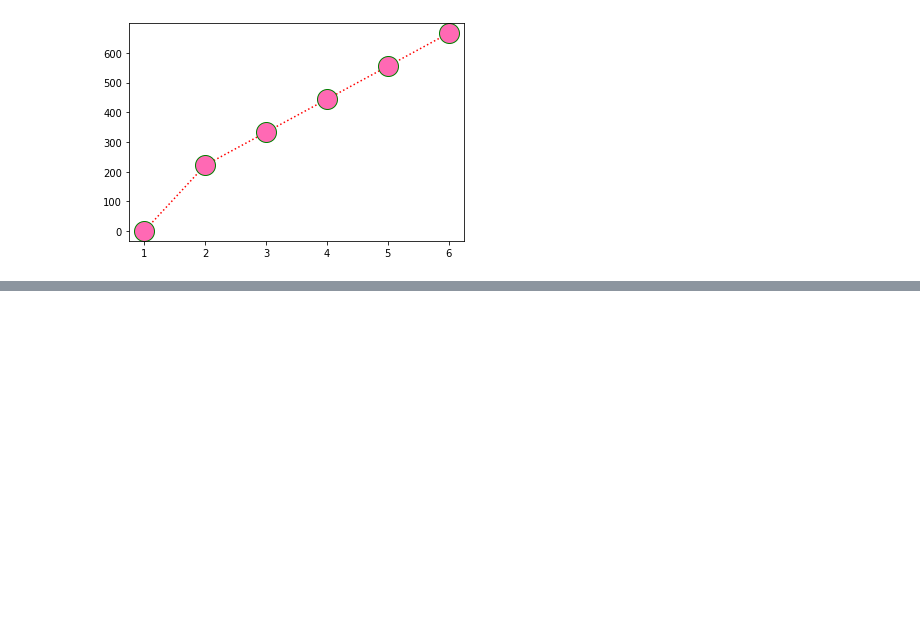
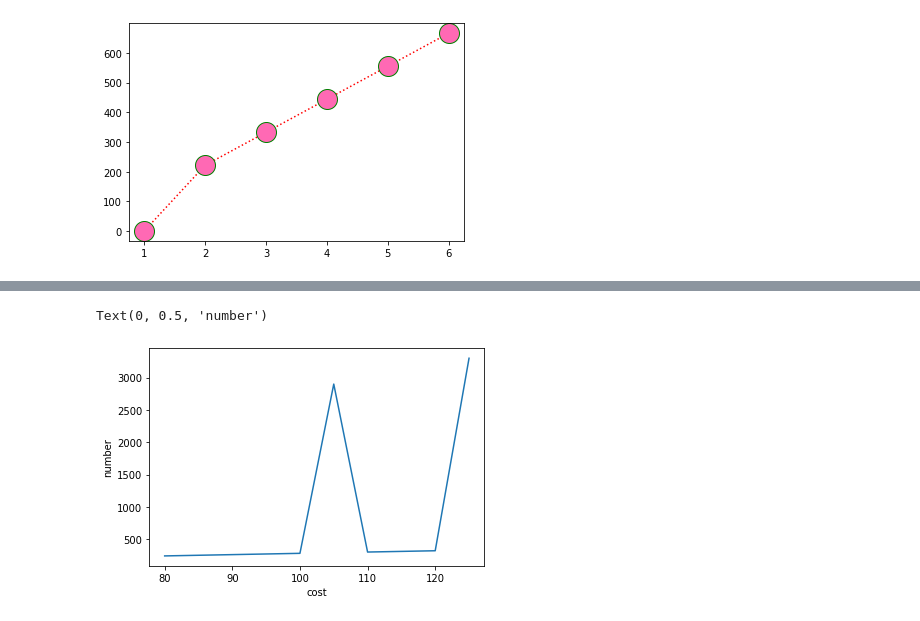
Before and after one commit to sashaTen/exploretary_data_analysis_in_marketing, a Jupyter notebook: Untitled0.ipynb, the cells around one changed output, grey strips where cells are left out. Drawn from its saved outputs; the diff is of its cells as text; code cells hidden in the pictures; blank space fills up the shorter version.

```diff
--- a/Untitled0.ipynb
+++ b/Untitled0.ipynb
@@ -253,0 +290,10 @@ plt.show()
+# %%
+x = np.array([80, 85, 90, 95, 100, 105, 110, 115, 120, 125])
+y = np.array([240, 250, 260, 270, 280, 2900, 300, 310, 320, 3300])
+
+plt.plot(x ,  y )
+plt.xlabel('cost')
+plt.ylabel('number')
+# %% [output]
+Text(0, 0.5, 'number')
+[figure, added]
```
Also changed, not shown: parts of 8 cells of this notebook.
